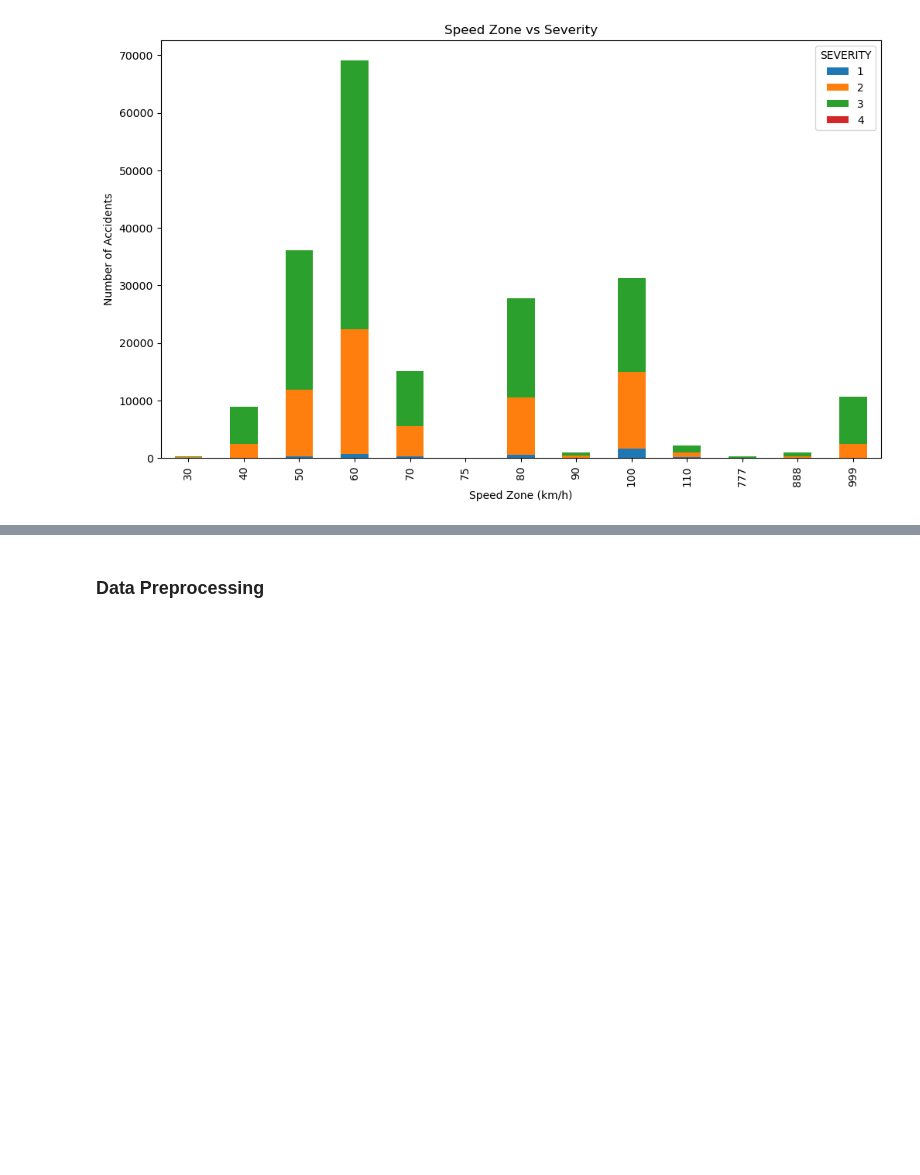
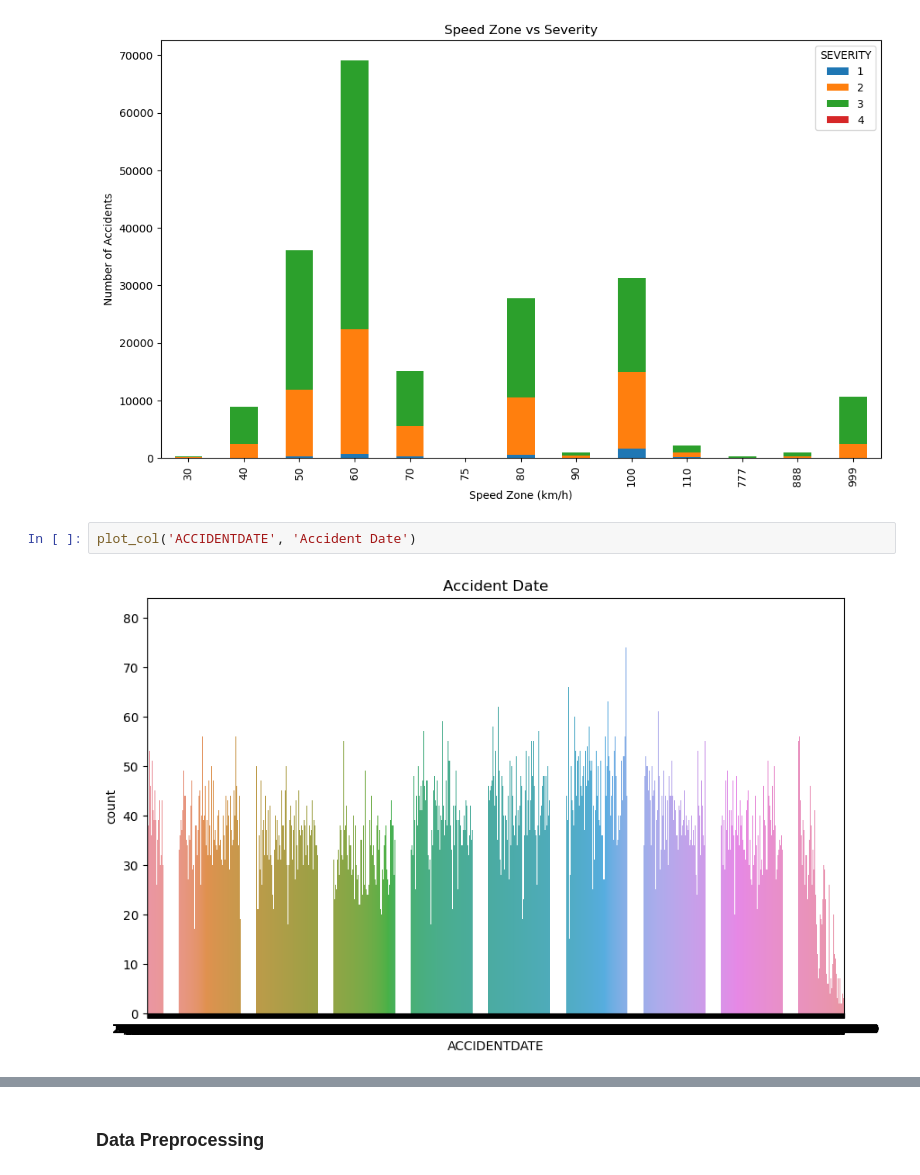
Before and after one commit to EwokOwie/vic_crashes, a Jupyter notebook: vic_crashes.ipynb, the cells around one changed output, grey strips where cells are left out. Drawn from its saved outputs; the diff is of its cells as text; blank space fills up the shorter version.

```diff
--- a/vic_crashes.ipynb
+++ b/vic_crashes.ipynb
@@ -155,3 +193,7 @@ plt.xlabel('Speed Zone (km/h)')
 plt.show()
 # %% [output]
 [figure]
+# %%
+plot_col('ACCIDENTDATE', 'Accident Date')
+# %% [output]
+[figure, added]
```
Also changed, not shown: parts of 11 cells of this notebook, 1 other file.
